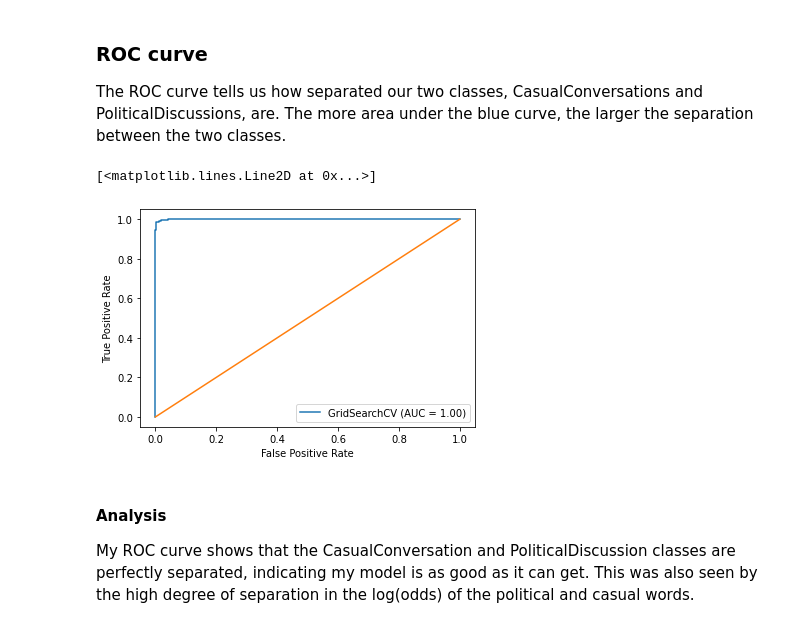
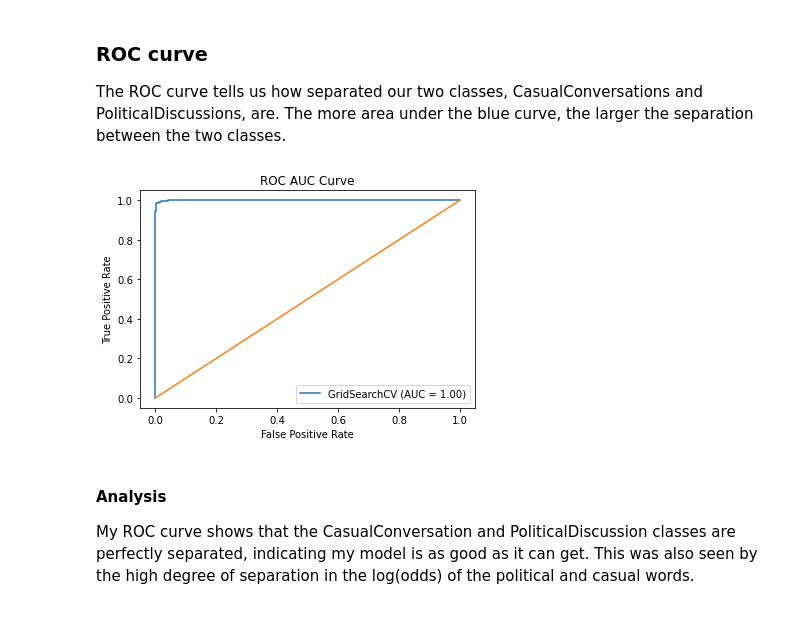
Before and after one commit to ethankuehl/subreddit_classifier, a Jupyter notebook: Code/03A-Logistic_Regression.ipynb, the cells around one changed output. Saved outputs shown, nothing was run; the diff lists cells and outputs as text; code cells hidden in the pictures.

```diff
--- a/Code/03A-Logistic_Regression.ipynb
+++ b/Code/03A-Logistic_Regression.ipynb
@@ -372,11 +372,11 @@ The ROC curve tells us how separated our two classes, CasualConversations and Po
 # %%
 # ROC curve
 metrics.plot_roc_curve(gs, gs_test, y_test)
 # add worst case scenario line
-plt.plot([0, 1], [0, 1]);
+plt.plot([0, 1], [0, 1])
+plt.title('ROC AUC Curve');
 # %% [output]
-[<matplotlib.lines.Line2D at 0x...>]
-[figure, old version]
+[figure, new version]
 # %% [markdown]
 #### Analysis
 My ROC curve shows that the CasualConversation and PoliticalDiscussion classes are perfectly separated, indicating my model is as good as it can get. This was also seen by the high degree of separation in the log(odds) of the political and casual words.
```
Also changed, not shown: 1 other file.
